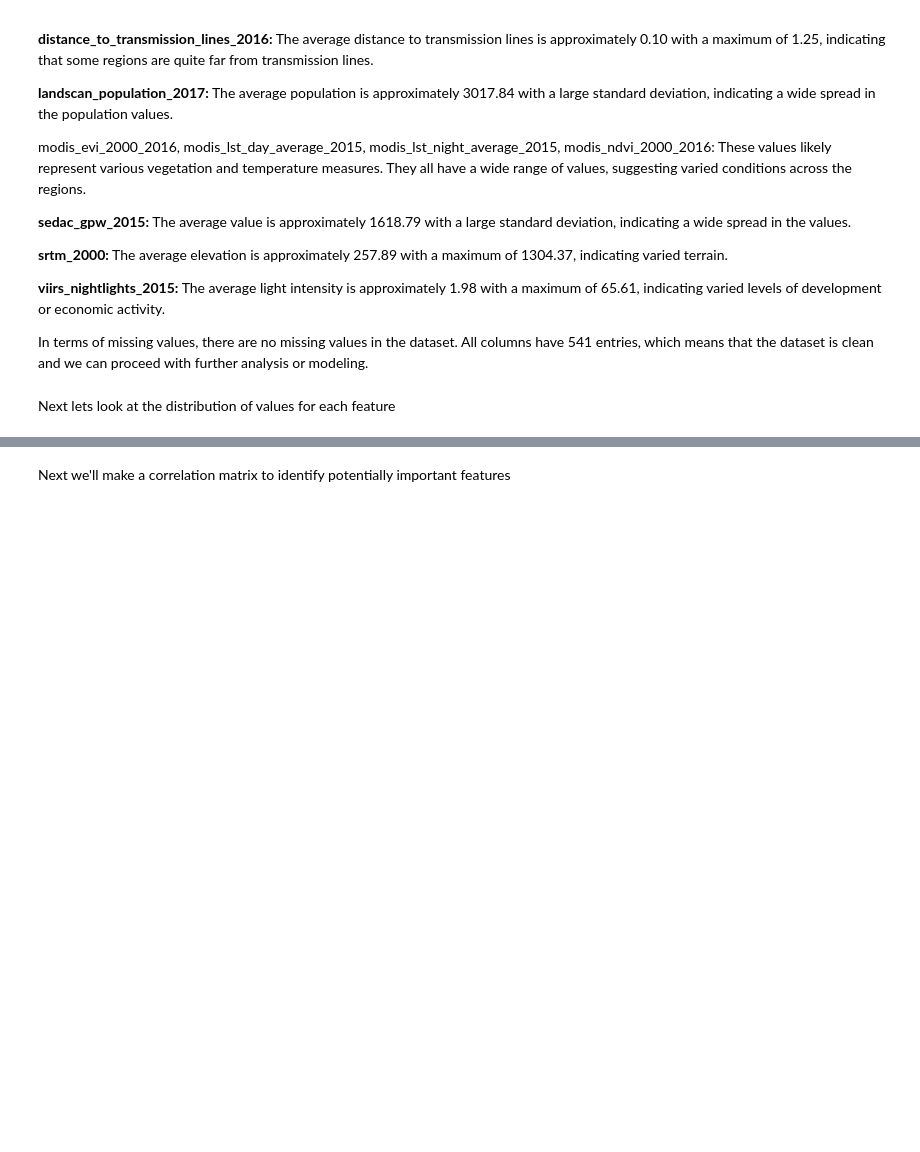
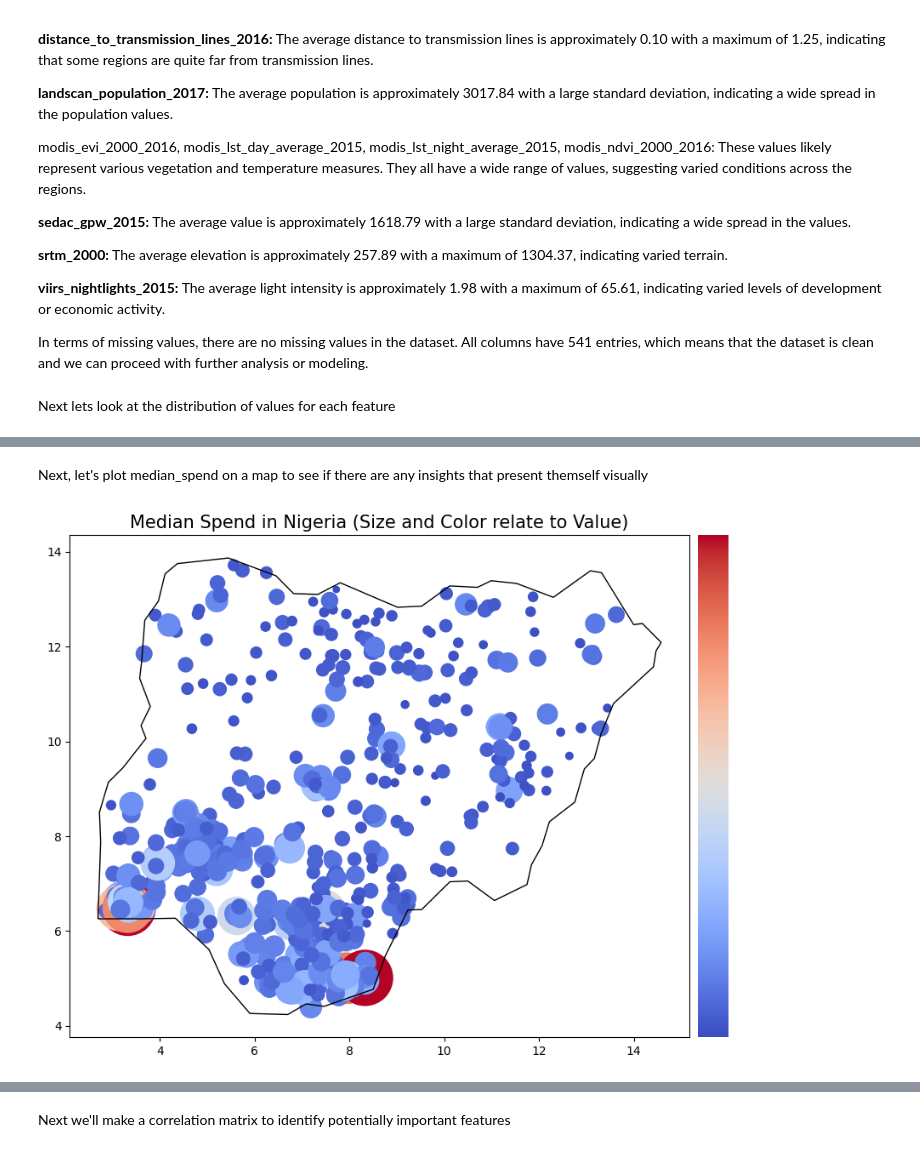
Before and after one commit to joeperrotta/Machine-Learning-with-Python, a Jupyter notebook: Fraym_interview.ipynb, the cells around one changed output, grey strips where cells are left out. Cells and saved outputs as stored; diff of their text form; code cells hidden in the pictures; blank space fills up the shorter version.

```diff
--- a/Fraym_interview.ipynb
+++ b/Fraym_interview.ipynb
@@ -77,0 +80,30 @@ plt.show()
+# %% [markdown]
+Next, let's plot median_spend on a map to see if there are any insights that present themself visually
+# %%
+import matplotlib.pyplot as plt
+import geopandas as gpd
+from mpl_toolkits.axes_grid1 import make_axes_locatable
+
+# Load Nigeria map (shapefile)
+world = gpd.read_file(gpd.datasets.get_path('naturalearth_lowres'))
+
+# Select Nigeria
+nga = world[world.name == "Nigeria"]
+
+# Create a GeoDataFrame from the data
+gdf = gpd.GeoDataFrame(data, geometry=gpd.points_from_xy(data.long, data.lat))
+
+# Create the map
+fig, ax = plt.subplots(1, 1, figsize=(10, 10))
+
+divider = make_axes_locatable(ax)
+cax = divider.append_axes("right", size="5%", pad=0.1)
+
+nga.boundary.plot(ax=ax, linewidth=1, color='black')
+gdf.plot(column='median_spend', ax=ax, legend=True, cax=cax, markersize=data['median_spend']/500, cmap='coolwarm', legend_kwds={'label': "Median Spend", 'orientation': "vertical"})
+
+ax.set_title('Median Spend in Nigeria (Size and Color relate to Value)', fontdict={'fontsize': '15', 'fontweight' : '3'})
+plt.axis('off')
+plt.show()
+# %% [output]
+[figure, added]
```
Also changed, not shown: parts of 11 cells of this notebook.
